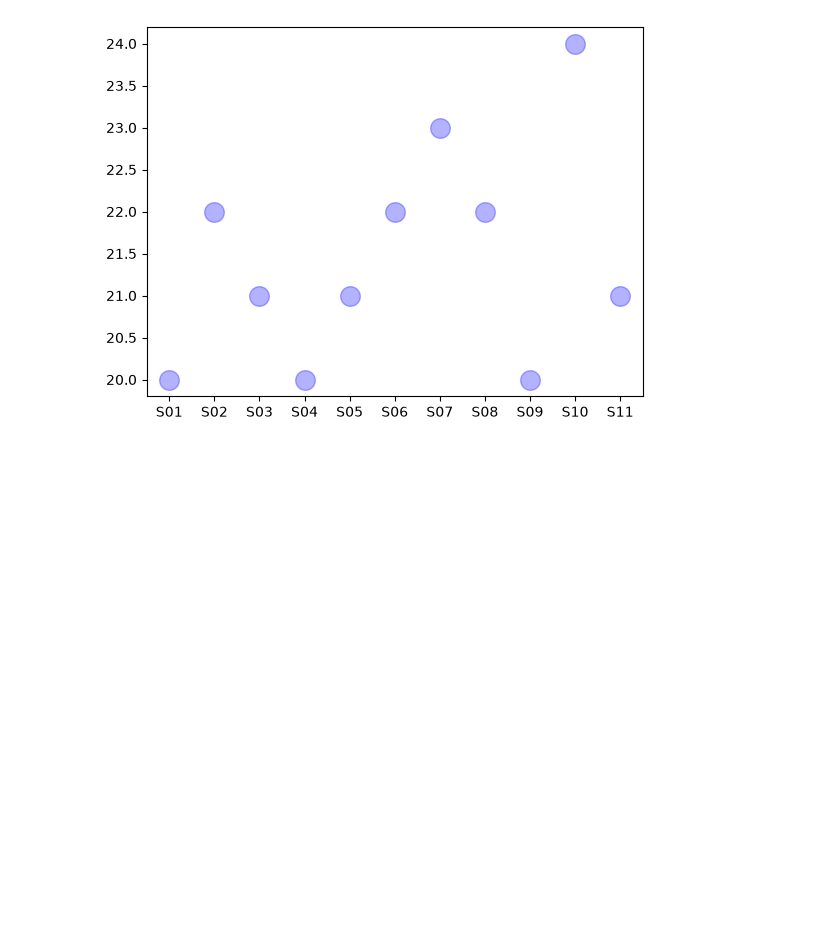
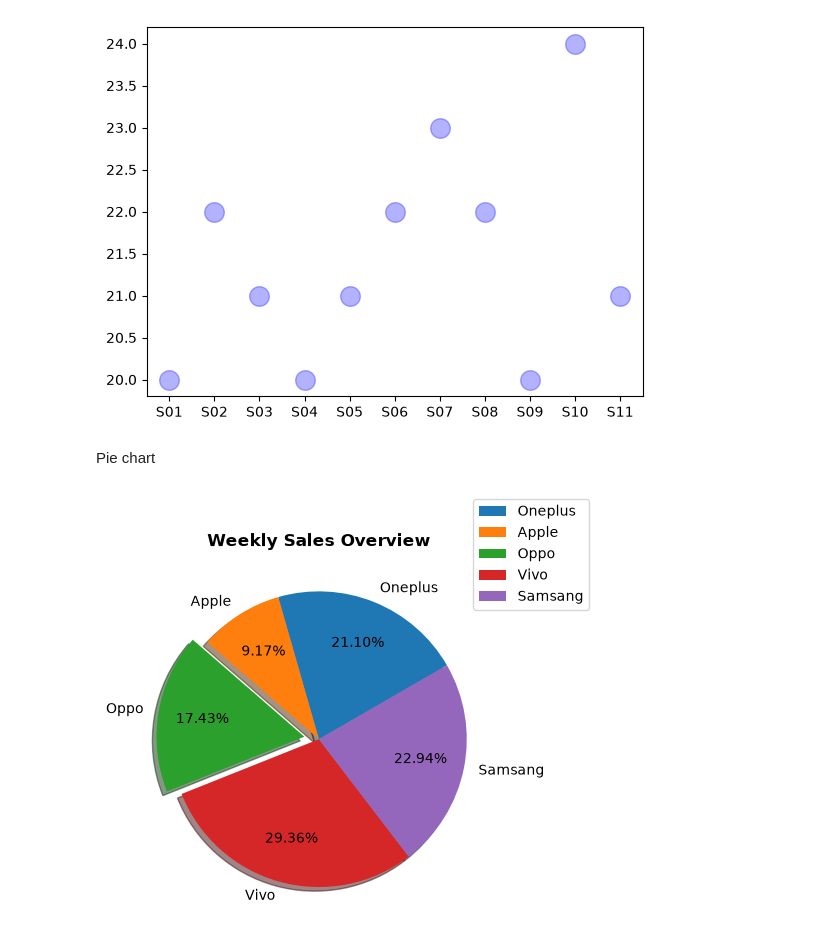
Before and after one commit to sagarhpoojary11/Placement-Training, a Jupyter notebook: Data visualization/chart1.ipynb, the cells around one changed output. Cells and saved outputs as stored; diff of their text form; code cells hidden in the pictures; blank space fills up the shorter version.

```diff
--- a/Data visualization/chart1.ipynb
+++ b/Data visualization/chart1.ipynb
@@ -70,3 +70,17 @@ plt.scatter(student_age['sid'],student_age['age'],color='blue',marker='o',s=200,
 plt.show()
 # %% [output]
 [figure]
+# %% [markdown]
+Pie chart
+# %%
+weekly_sales={
+    'Brand':["Oneplus","Apple","Oppo","Vivo","Samsang"],
+    'Sales':[23,10,19,32,25]
+}
+sales_df=pd.DataFrame(weekly_sales)
+plt.pie(sales_df['Sales'],labels=sales_df['Brand'],explode=[0,0,0.1,0,0],shadow=True,autopct="%.2f%%",pctdistance=0.7,startangle=30)
+plt.title("Weekly Sales Overview",fontweight='bold')
+plt.legend(loc='right', bbox_to_anchor=(1.25,1))
+plt.show()
+# %% [output]
+[figure, added]
```
Also changed, not shown: parts of 7 cells of this notebook, 2 other files.
